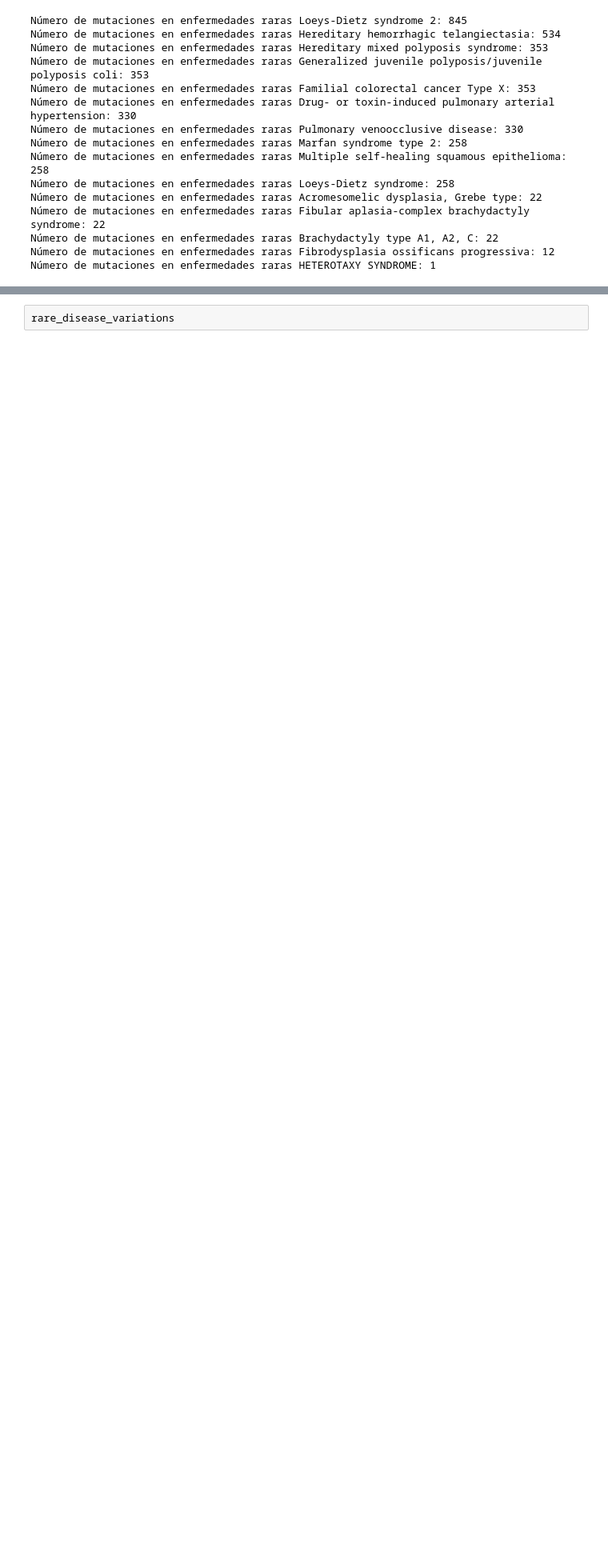
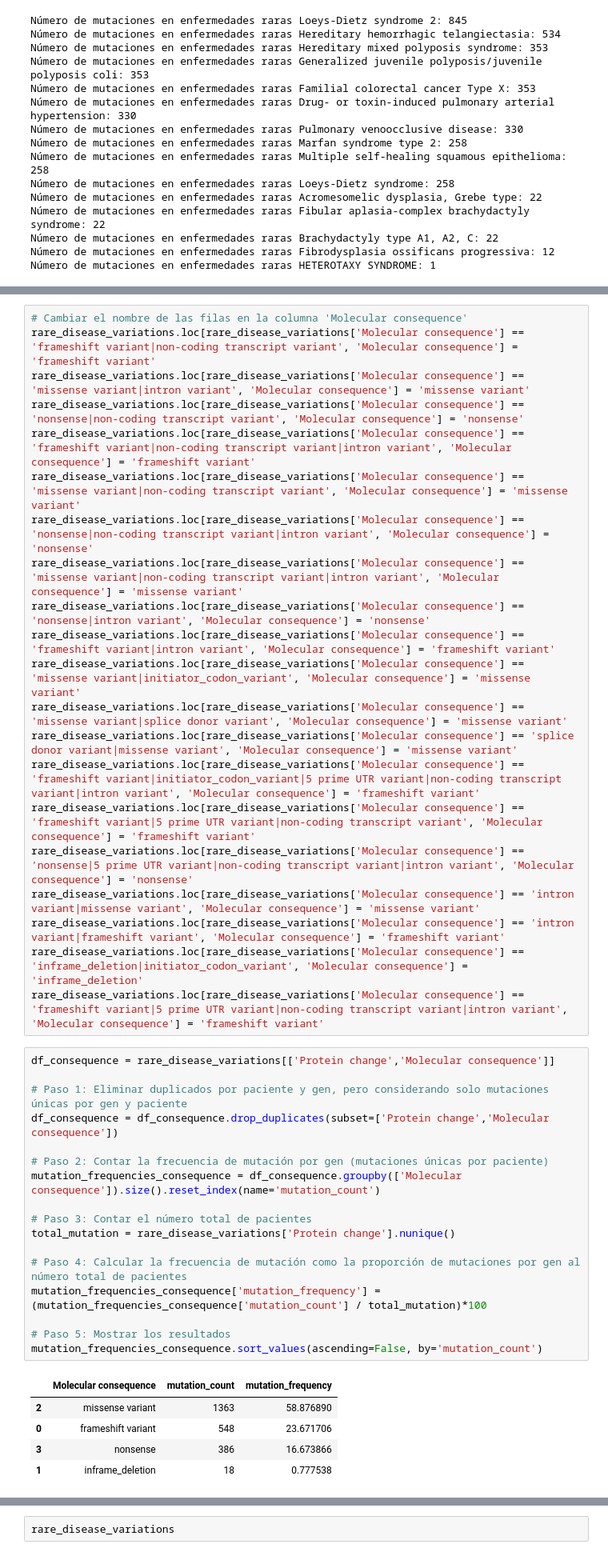
Before and after one commit to Nanocell-Lab/TCancer_RareDiseases, a Jupyter notebook: src/06.RareDiseases_variations .ipynb, the cells around one changed output, grey strips where cells are left out. Shown at 80% size. Saved outputs shown, nothing was run; the diff lists cells and outputs as text; blank space fills up the shorter version.

```diff
--- a/src/06.RareDiseases_variations .ipynb
+++ b/src/06.RareDiseases_variations .ipynb
@@ -430,0 +425,44 @@ rare_disease_variations.to_csv('../data/mutaciones/rare_disease_variations_{0}.c
+# %%
+# Cambiar el nombre de las filas en la columna 'Molecular consequence'
+rare_disease_variations.loc[rare_disease_variations['Molecular consequence'] == 'frameshift variant|non-coding transcript variant', 'Molecular consequence'] = 'frameshift variant'
+rare_disease_variations.loc[rare_disease_variations['Molecular consequence'] == 'missense variant|intron variant', 'Molecular consequence'] = 'missense variant'
+rare_disease_variations.loc[rare_disease_variations['Molecular consequence'] == 'nonsense|non-coding transcript variant', 'Molecular consequence'] = 'nonsense'
+rare_disease_variations.loc[rare_disease_variations['Molecular consequence'] == 'frameshift variant|non-coding transcript variant|intron variant', 'Molecular consequence'] = 'frameshift variant'
+rare_disease_variations.loc[rare_disease_variations['Molecular consequence'] == 'missense variant|non-coding transcript variant', 'Molecular consequence'] = 'missense variant'
+rare_disease_variations.loc[rare_disease_variations['Molecular consequence'] == 'nonsense|non-coding transcript variant|intron variant', 'Molecular consequence'] = 'nonsense'
+rare_disease_variations.loc[rare_disease_variations['Molecular consequence'] == 'missense variant|non-coding transcript variant|intron variant', 'Molecular consequence'] = 'missense variant'
+rare_disease_variations.loc[rare_disease_variations['Molecular consequence'] == 'nonsense|intron variant', 'Molecular consequence'] = 'nonsense'
+rare_disease_variations.loc[rare_disease_variations['Molecular consequence'] == 'frameshift variant|intron variant', 'Molecular consequence'] = 'frameshift variant'
+rare_disease_variations.loc[rare_disease_variations['Molecular consequence'] == 'missense variant|initiator_codon_variant', 'Molecular consequence'] = 'missense variant'
+rare_disease_variations.loc[rare_disease_variations['Molecular consequence'] == 'missense variant|splice donor variant', 'Molecular consequence'] = 'missense variant'
+rare_disease_variations.loc[rare_disease_variations['Molecular consequence'] == 'splice donor variant|missense variant', 'Molecular consequence'] = 'missense variant'
+rare_disease_variations.loc[rare_disease_variations['Molecular consequence'] == 'frameshift variant|initiator_codon_variant|5 prime UTR variant|non-coding transcript variant|intron variant', 'Molecular consequence'] = 'frameshift variant'
+rare_disease_variations.loc[rare_disease_variations['Molecular consequence'] == 'frameshift variant|5 prime UTR variant|non-coding transcript variant', 'Molecular consequence'] = 'frameshift variant'
+rare_disease_variations.loc[rare_disease_variations['Molecular consequence'] == 'nonsense|5 prime UTR variant|non-coding transcript variant|intron variant', 'Molecular consequence'] = 'nonsense'
+rare_disease_variations.loc[rare_disease_variations['Molecular consequence'] == 'intron variant|missense variant', 'Molecular consequence'] = 'missense variant'
+rare_disease_variations.loc[rare_disease_variations['Molecular consequence'] == 'intron variant|frameshift variant', 'Molecular consequence'] = 'frameshift variant'
+rare_disease_variations.loc[rare_disease_variations['Molecular consequence'] == 'inframe_deletion|initiator_codon_variant', 'Molecular consequence'] = 'inframe_deletion'
+rare_disease_variations.loc[rare_disease_variations['Molecular consequence'] == 'frameshift variant|5 prime UTR variant|non-coding transcript variant|intron variant', 'Molecular consequence'] = 'frameshift variant'
+# %%
+df_consequence = rare_disease_variations[['Protein change','Molecular consequence']]
+
+# Paso 1: Eliminar duplicados por paciente y gen, pero considerando solo mutaciones únicas por gen y paciente
+df_consequence = df_consequence.drop_duplicates(subset=['Protein change','Molecular consequence'])
+
+# Paso 2: Contar la frecuencia de mutación por gen (mutaciones únicas por paciente)
+mutation_frequencies_consequence = df_consequence.groupby(['Molecular consequence']).size().reset_index(name='mutation_count')
+
+# Paso 3: Contar el número total de pacientes
+total_mutation = rare_disease_variations['Protein change'].nunique()
+
+# Paso 4: Calcular la frecuencia de mutación como la proporción de mutaciones por gen al número total de pacientes
+mutation_frequencies_consequence['mutation_frequency'] = (mutation_frequencies_consequence['mutation_count'] / total_mutation)*100
+
+# Paso 5: Mostrar los resultados
+mutation_frequencies_consequence.sort_values(ascending=False, by='mutation_count')
+# %% [output]
+|  | Molecular consequence | mutation_count | mutation_frequency |
+| 2 | missense variant | 1363 | 58.876890 |
+| 0 | frameshift variant | 548 | 23.671706 |
+| 3 | nonsense | 386 | 16.673866 |
+| 1 | inframe_deletion | 18 | 0.777538 |
```
Also changed, not shown: parts of 4 cells of this notebook, 27 other files.
